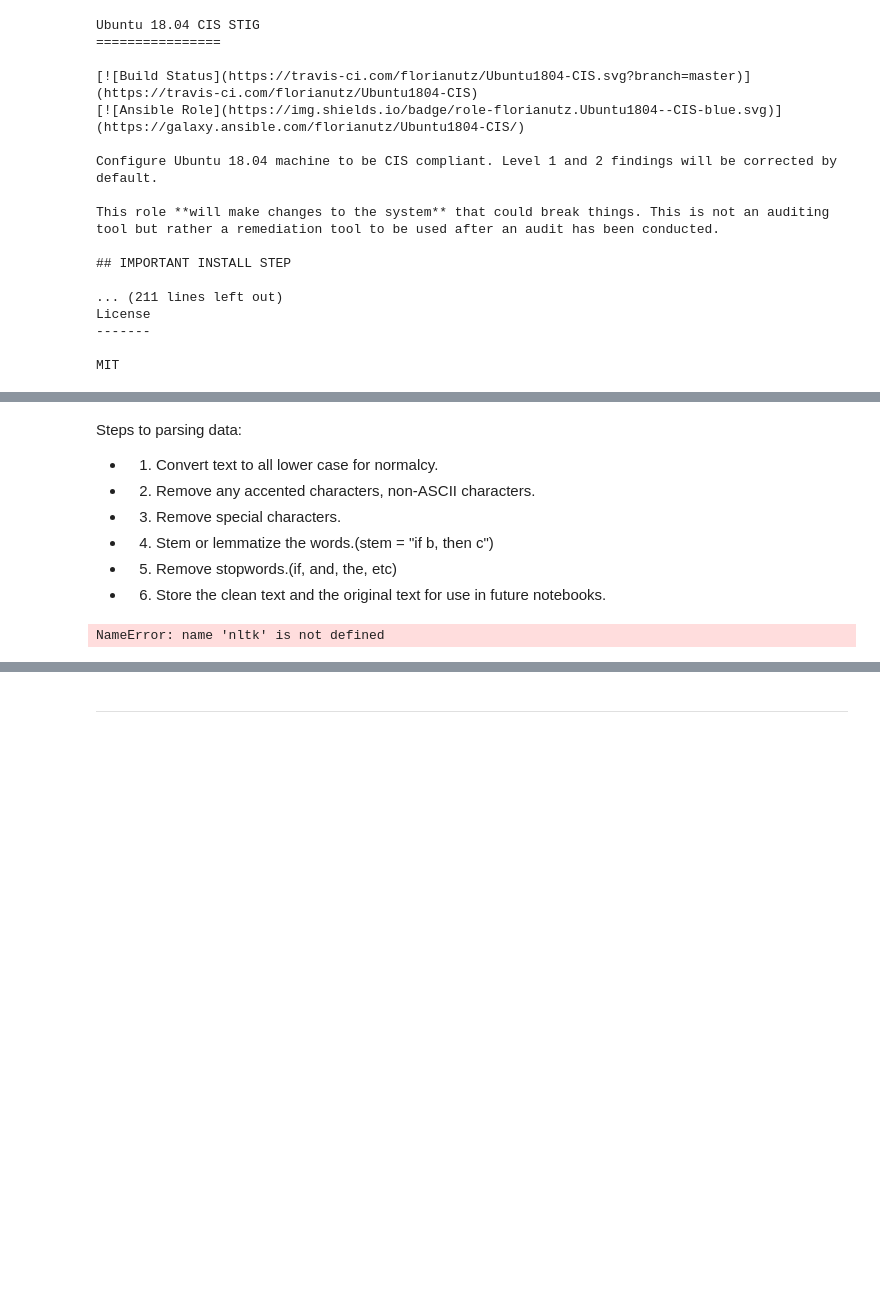
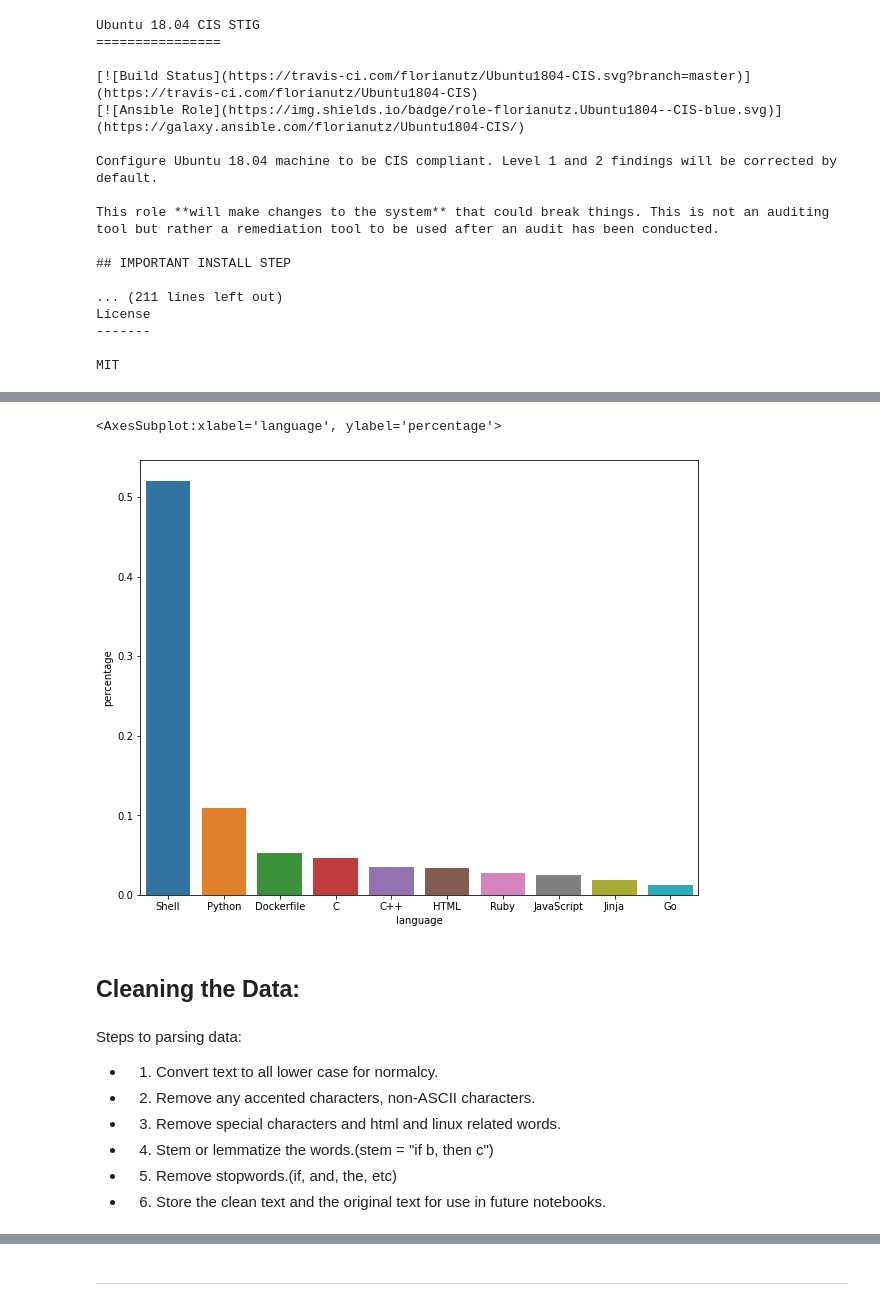
Before and after one commit to jemison-nlp-AnJeSt/github-NLP-project, a Jupyter notebook: Eyring-notebook.ipynb, the cells around one changed output, grey strips where cells are left out. Drawn from its saved outputs; the diff is of its cells as text; code cells hidden in the pictures; blank space fills up the shorter version.

```diff
--- a/Eyring-notebook.ipynb
+++ b/Eyring-notebook.ipynb
@@ -61,0 +113,4 @@ MIT
+# %%
+#looking at the overall percentages of the top 10 languages used in Ubuntu repos:
+language_counts=ubuntu.language.value_counts(normalize=True).head(10)
+language_counts
@@ -61,0 +129,4 @@ MIT
+# %%
+#creating a df of the percentages to prep for charts:
+temp = pd.DataFrame({'language' : language_counts.index, 'percentage': language_counts.values})
+temp
@@ -62,12 +145,17 @@ MIT
+# %%
+#plotting out the percentages of the Top 10 languages used in Ubuntu repos:
+plt.figure(figsize=(10,8))
+sns.barplot(data=temp, x = 'language', y = 'percentage')
+# %% [output]
+<AxesSubplot:xlabel='language', ylabel='percentage'>
+[figure, added]
+# %% [markdown]
+## Cleaning the Data:
 # %% [markdown]
 Steps to parsing data:
 - 1) Convert text to all lower case for normalcy.
 - 2) Remove any accented characters, non-ASCII characters.
-- 3) Remove special characters.
+- 3) Remove special characters and html and linux related words.
 - 4) Stem or lemmatize the words.(stem = "if b, then c")
 - 5) Remove stopwords.(if, and, the, etc)
 - 6) Store the clean text and the original text for use in future notebooks.
-# %%
-ubuntu=constants_prepare.clean_data(ubuntu)
-# %% [output]
-NameError: name 'nltk' is not defined
```
Also changed, not shown: parts of 27 cells of this notebook.
